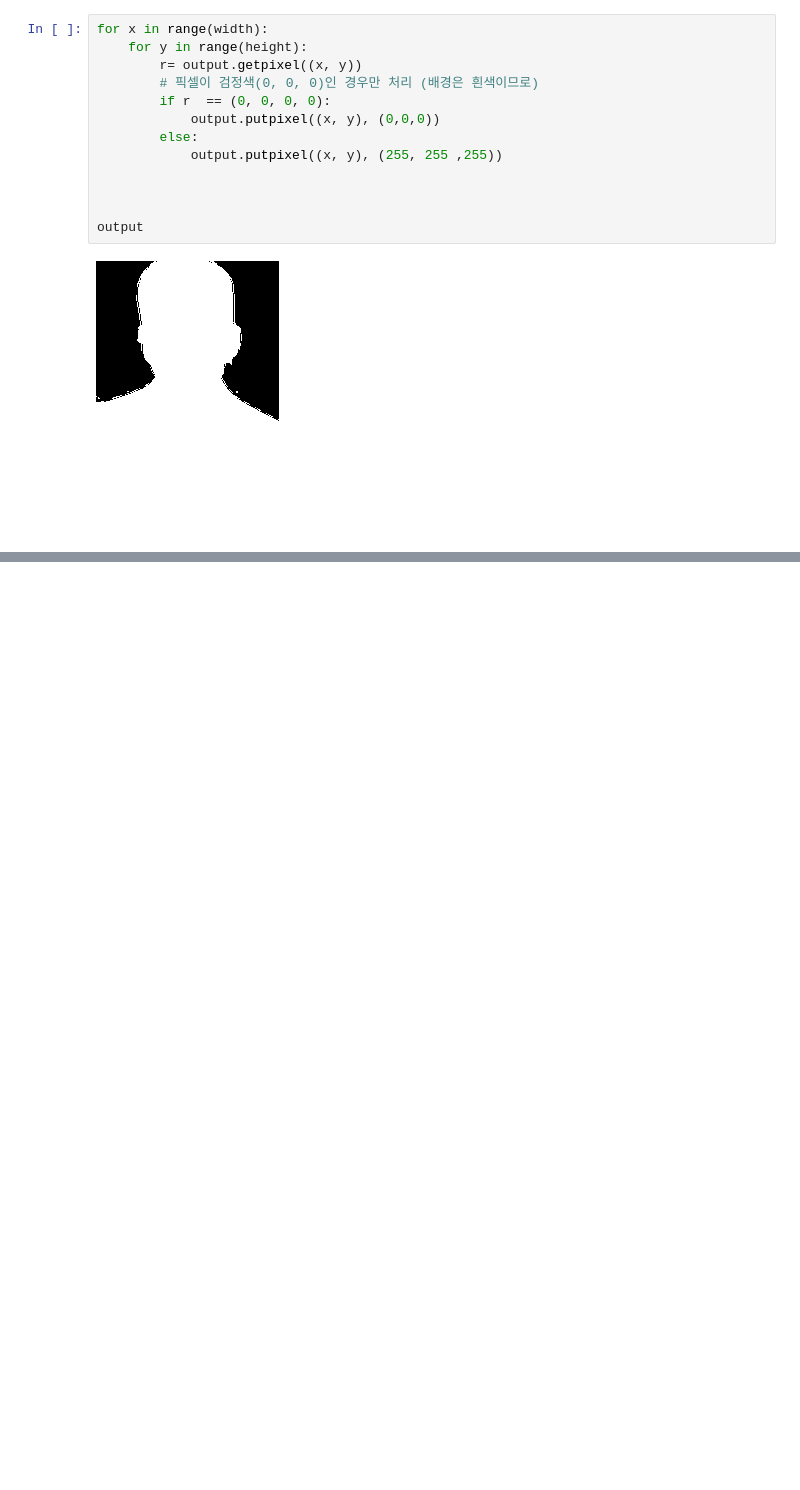
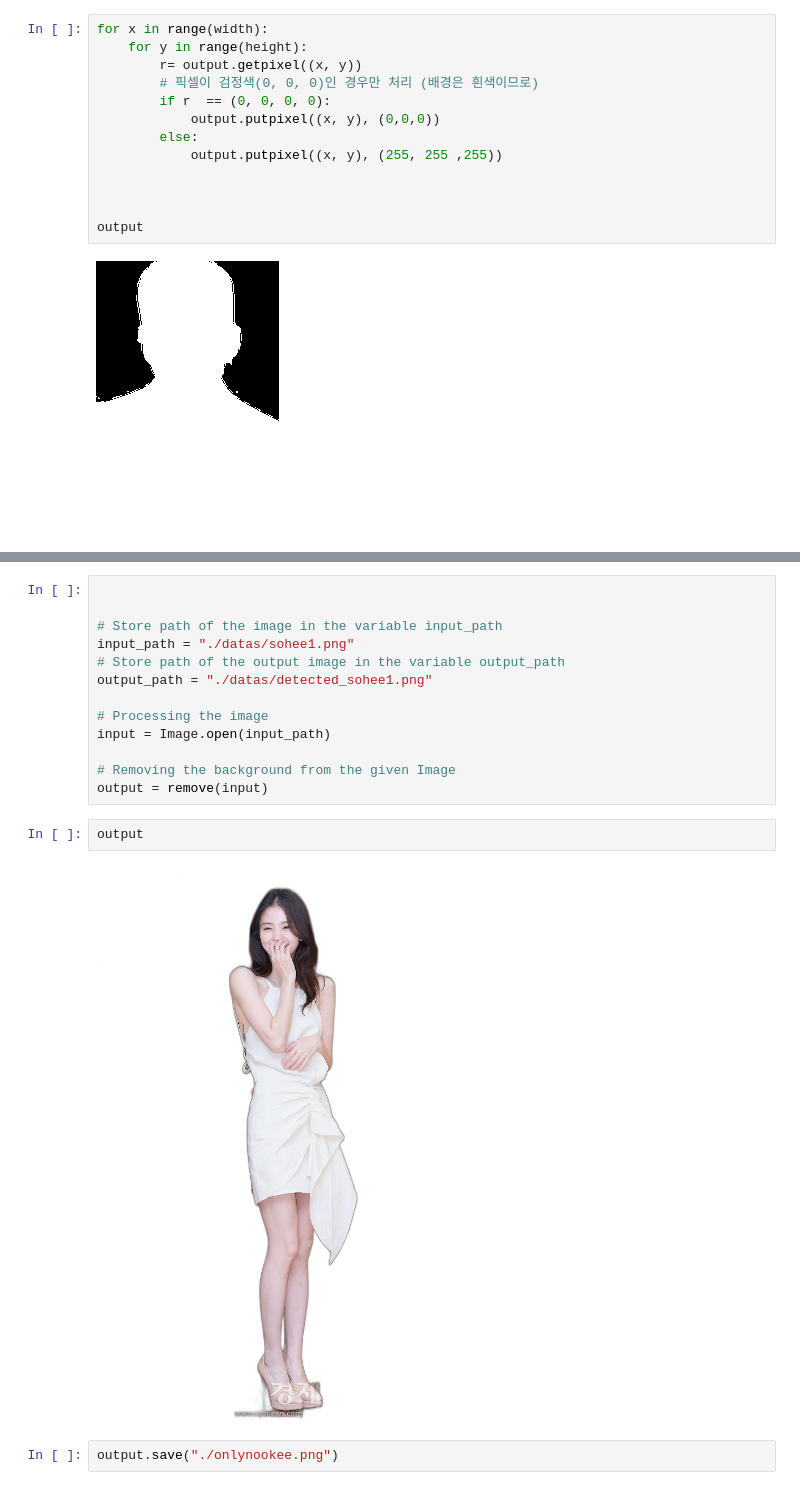
Before and after one commit to ahnwooseok/2023-Konkuk-Univ-Hackathon, a Jupyter notebook: stable diffusion/taeyong/Untitled-1.ipynb, the cells around one changed output, grey strips where cells are left out. Cells and saved outputs as stored; diff of their text form; blank space fills up the shorter version.

```diff
--- a/stable diffusion/taeyong/Untitled-1.ipynb
+++ b/stable diffusion/taeyong/Untitled-1.ipynb
@@ -52,0 +57,19 @@ set()
+# %%
+
+
+# Store path of the image in the variable input_path
+input_path = "./datas/sohee1.png"
+# Store path of the output image in the variable output_path
+output_path = "./datas/detected_sohee1.png"
+
+# Processing the image
+input = Image.open(input_path)
+
+# Removing the background from the given Image
+output = remove(input)
+# %%
+output
+# %% [output]
+[figure, added]
+# %%
+output.save("./onlynookee.png")
```
Also changed, not shown: parts of 5 cells of this notebook, 19 other files.
